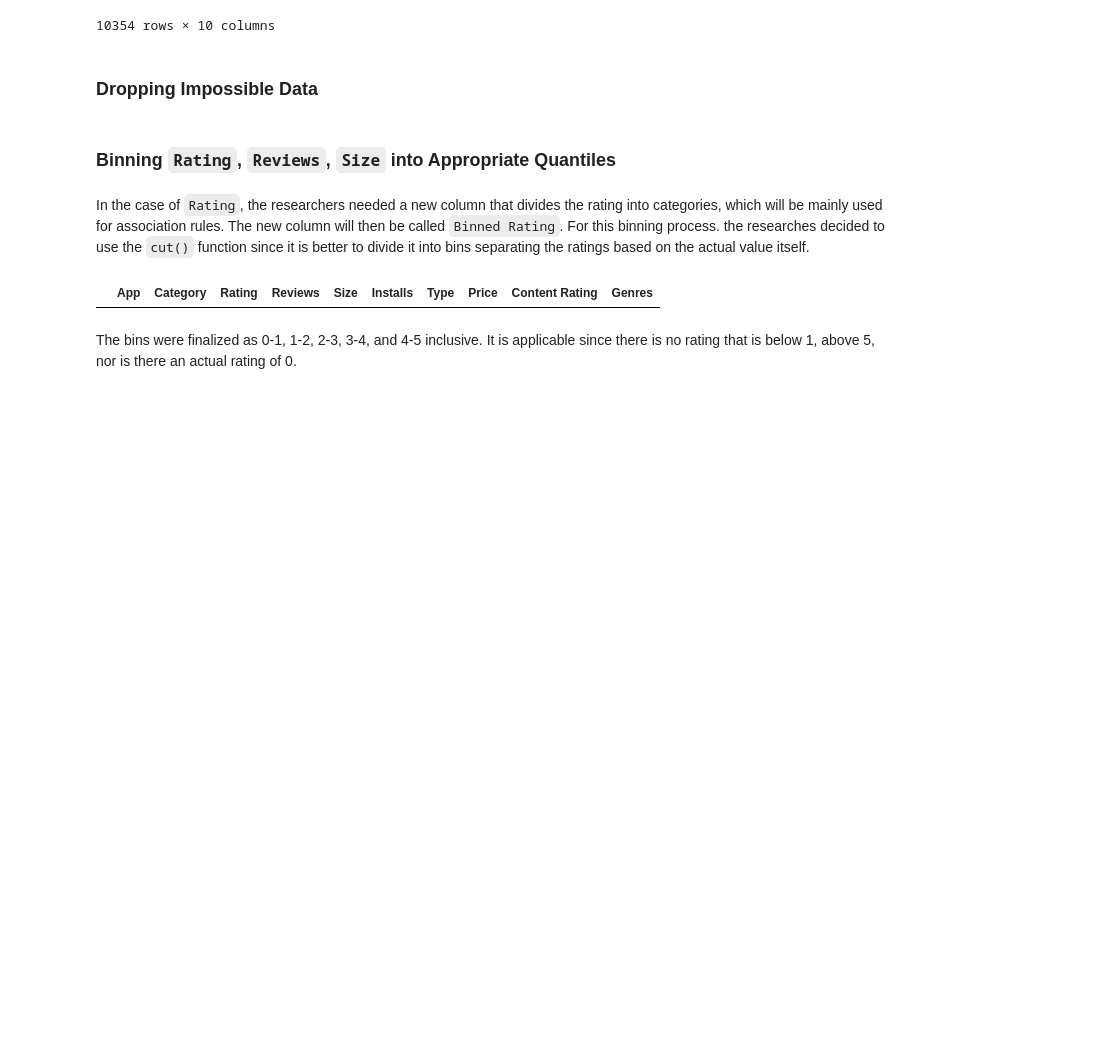
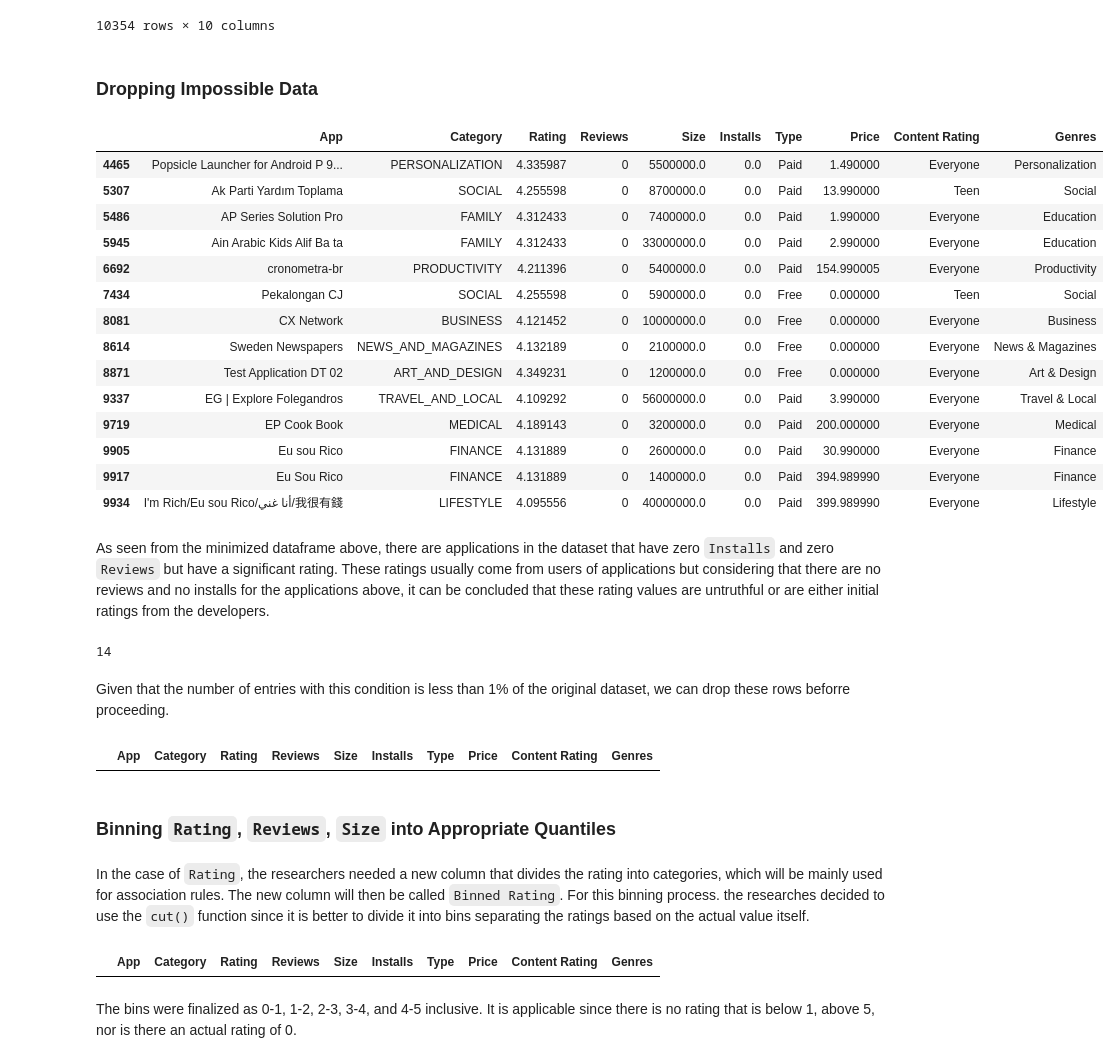
Before and after one commit to geosefuy/CSMODEL-CaseStudy, a Jupyter notebook: Linear Regression.ipynb, the cells around one changed output. Drawn from its saved outputs; the diff is of its cells as text; code cells hidden in the pictures; blank space fills up the shorter version.

```diff
--- a/Linear Regression.ipynb
+++ b/Linear Regression.ipynb
@@ -412,6 +412,37 @@ apps_df
 10354 rows × 10 columns
 # %% [markdown]
 ### Dropping Impossible Data
+# %%
+apps_df[apps_df["Installs"] < 1]
+# %% [output]
+|  | App | Category | Rating | Reviews | Size | Installs | Type | Price | Content Rating | Genres |
+| 4465 | Popsicle Launcher for Android P 9... | PERSONALIZATION | 4.335987 | 0 | 5500000.0 | 0.0 | Paid | 1.490000 | Everyone | Personalization |
+| 5307 | Ak Parti Yardım Toplama | SOCIAL | 4.255598 | 0 | 8700000.0 | 0.0 | Paid | 13.990000 | Teen | Social |
+| 5486 | AP Series Solution Pro | FAMILY | 4.312433 | 0 | 7400000.0 | 0.0 | Paid | 1.990000 | Everyone | Education |
+| 5945 | Ain Arabic Kids Alif Ba ta | FAMILY | 4.312433 | 0 | 33000000.0 | 0.0 | Paid | 2.990000 | Everyone | Education |
+| 6692 | cronometra-br | PRODUCTIVITY | 4.211396 | 0 | 5400000.0 | 0.0 | Paid | 154.990005 | Everyone | Productivity |
+| 7434 | Pekalongan CJ | SOCIAL | 4.255598 | 0 | 5900000.0 | 0.0 | Free | 0.000000 | Teen | Social |
+| 8081 | CX Network | BUSINESS | 4.121452 | 0 | 10000000.0 | 0.0 | Free | 0.000000 | Everyone | Business |
+| 8614 | Sweden Newspapers | NEWS_AND_MAGAZINES | 4.132189 | 0 | 2100000.0 | 0.0 | Free | 0.000000 | Everyone | News & Magazines |
+| 8871 | Test Application DT 02 | ART_AND_DESIGN | 4.349231 | 0 | 1200000.0 | 0.0 | Free | 0.000000 | Everyone | Art & Design |
+| 9337 | EG | Explore Folegandros | TRAVEL_AND_LOCAL | 4.109292 | 0 | 56000000.0 | 0.0 | Paid | 3.990000 | Everyone | Travel & Local |
+| 9719 | EP Cook Book | MEDICAL | 4.189143 | 0 | 3200000.0 | 0.0 | Paid | 200.000000 | Everyone | Medical |
+| 9905 | Eu sou Rico | FINANCE | 4.131889 | 0 | 2600000.0 | 0.0 | Paid | 30.990000 | Everyone | Finance |
+| 9917 | Eu Sou Rico | FINANCE | 4.131889 | 0 | 1400000.0 | 0.0 | Paid | 394.989990 | Everyone | Finance |
+| 9934 | I'm Rich/Eu sou Rico/أنا غني/我很有錢 | LIFESTYLE | 4.095556 | 0 | 40000000.0 | 0.0 | Paid | 399.989990 | Everyone | Lifestyle |
+# %% [markdown]
+As seen from the minimized dataframe above, there are applications in the dataset that have zero `Installs` and zero `Reviews` but have a significant rating. These ratings usually come from users of applications but considering that there are no reviews and no installs for the applications above, it can be concluded that these rating values are untruthful or are either initial ratings from the developers.
+# %%
+len(apps_df[apps_df["Installs"] < 1])
+# %% [output]
+14
+# %% [markdown]
+Given that the number of entries with this condition is less than 1% of the original dataset, we can drop these rows beforre proceeding.
+# %%
+apps_df = apps_df[apps_df["Installs"] >= 1]
+apps_df[apps_df["Installs"] < 0]
+# %% [output]
+|  | App | Category | Rating | Reviews | Size | Installs | Type | Price | Content Rating | Genres |
 # %% [markdown]
 ### Binning `Rating`, `Reviews`, `Size` into Appropriate Quantiles
 # %% [markdown]
```
Also changed, not shown: parts of 33 cells of this notebook.
